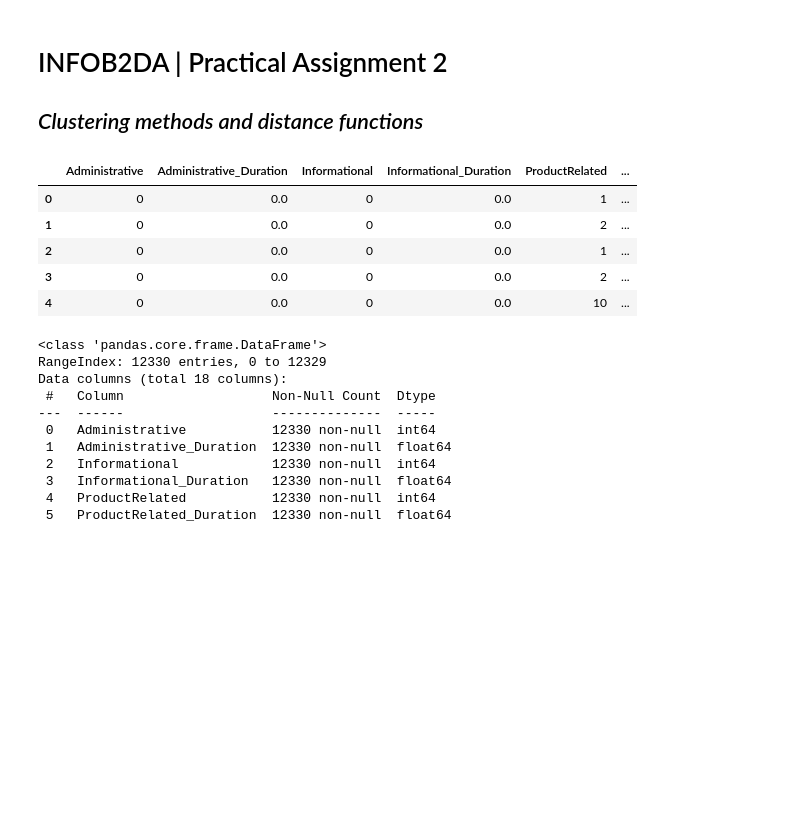
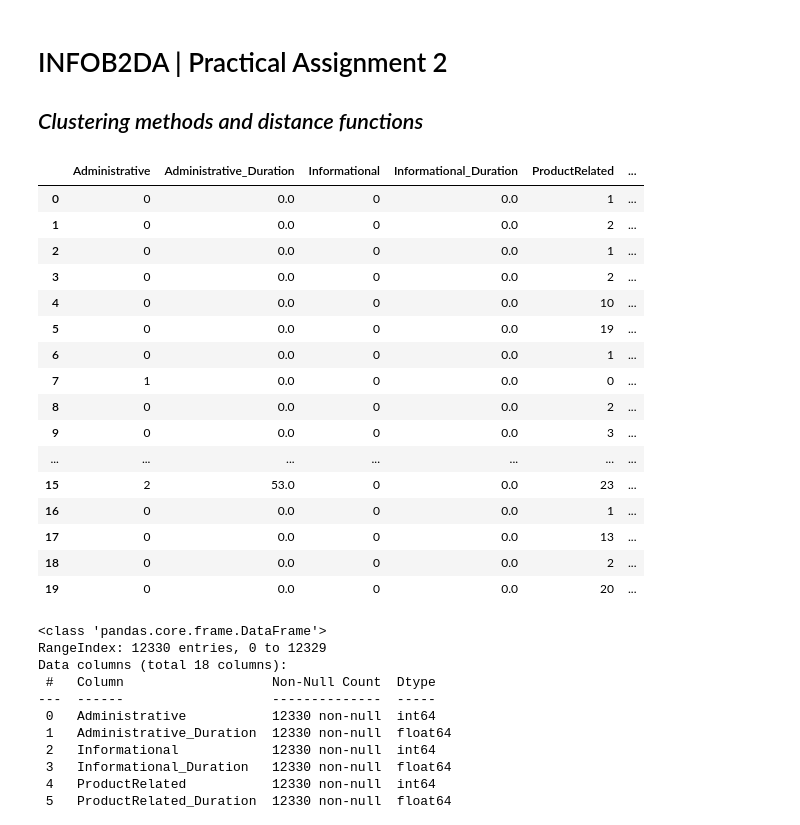
Before and after one commit to andreas4589/DataAnalytics, a Jupyter notebook: PA2/PA2.ipynb, the cells around one changed output. Saved outputs shown, nothing was run; the diff lists cells and outputs as text; code cells hidden in the pictures; blank space fills up the shorter version.

```diff
--- a/PA2/PA2.ipynb
+++ b/PA2/PA2.ipynb
@@ -7,14 +7,25 @@ import numpy as np
 # %%
 data = pd.read_csv('online_shoppers_intention.csv')
 # %%
-data.head()
+data.head(20)
 # %% [output]
 |  | Administrative | Administrative_Duration | Informational | Informational_Duration | ProductRelated | ... |
 | 0 | 0 | 0.0 | 0 | 0.0 | 1 | ... |
 | 1 | 0 | 0.0 | 0 | 0.0 | 2 | ... |
 | 2 | 0 | 0.0 | 0 | 0.0 | 1 | ... |
 | 3 | 0 | 0.0 | 0 | 0.0 | 2 | ... |
 | 4 | 0 | 0.0 | 0 | 0.0 | 10 | ... |
+| 5 | 0 | 0.0 | 0 | 0.0 | 19 | ... |
+| 6 | 0 | 0.0 | 0 | 0.0 | 1 | ... |
+| 7 | 1 | 0.0 | 0 | 0.0 | 0 | ... |
+| 8 | 0 | 0.0 | 0 | 0.0 | 2 | ... |
+| 9 | 0 | 0.0 | 0 | 0.0 | 3 | ... |
+| ... | ... | ... | ... | ... | ... | ... |
+| 15 | 2 | 53.0 | 0 | 0.0 | 23 | ... |
+| 16 | 0 | 0.0 | 0 | 0.0 | 1 | ... |
+| 17 | 0 | 0.0 | 0 | 0.0 | 13 | ... |
+| 18 | 0 | 0.0 | 0 | 0.0 | 2 | ... |
+| 19 | 0 | 0.0 | 0 | 0.0 | 20 | ... |
 # %%
 data.info()
 # %% [output]
```
Also changed, not shown: parts of 3 cells of this notebook.
